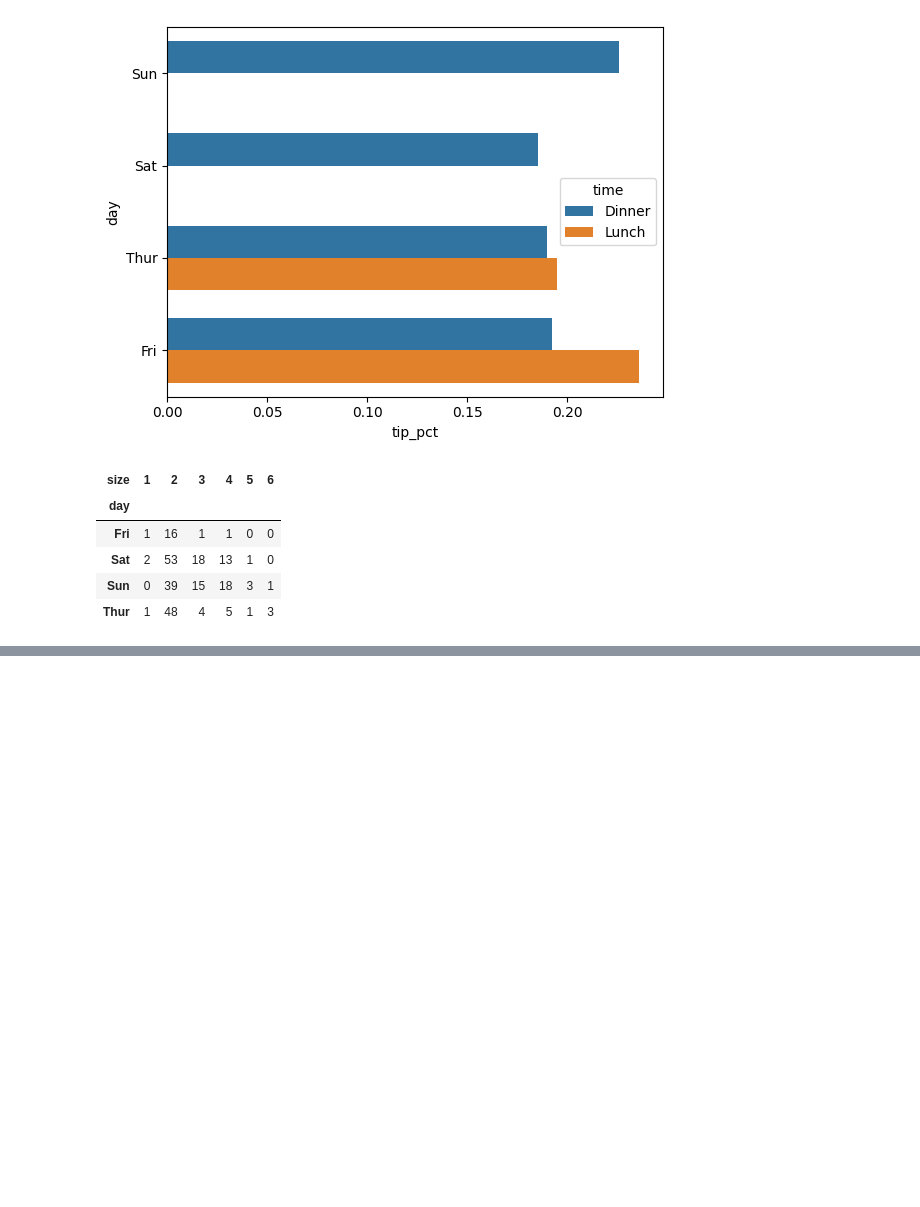
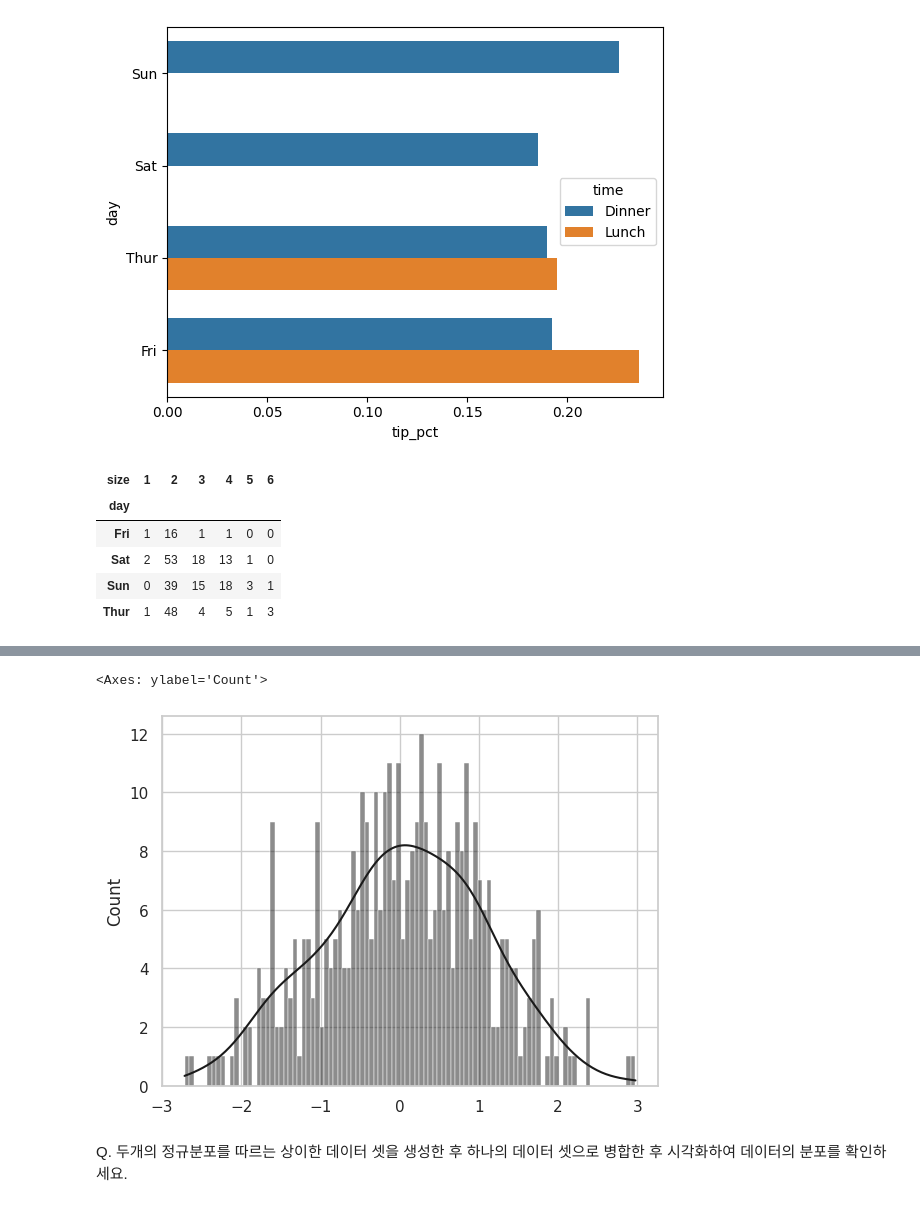
Before and after one commit to windyday0622/windyday, a Jupyter notebook: m3_분석 라이브러리/ 시각화2.ipynb, the cells around one changed output, grey strips where cells are left out. Saved outputs shown, nothing was run; the diff lists cells and outputs as text; code cells hidden in the pictures; blank space fills up the shorter version.

```diff
--- a/m3_분석 라이브러리/ 시각화2.ipynb
+++ b/m3_분석 라이브러리/ 시각화2.ipynb
@@ -150,0 +171,5 @@ plt.show()
+# %%
+comp1 = np.random.normal(0,1,size=200)
+comp2 = np.random.normal(0,1,size=200)
+values = pd.Series(np.concatenate([comp1,comp2]))
+values.describe()
@@ -150,0 +186,7 @@ plt.show()
+# %%
+sns.histplot(values, bins=100, color='k',kde=True)
+# %% [output]
+<Axes: ylabel='Count'>
+[figure, added]
+# %% [markdown]
+Q. 두개의 정규분포를 따르는 상이한 데이터 셋을 생성한 후 하나의 데이터 셋으로 병합한 후 시각화하여 데이터의 분포를 확인하세요.
```
Also changed, not shown: parts of 10 cells of this notebook.
